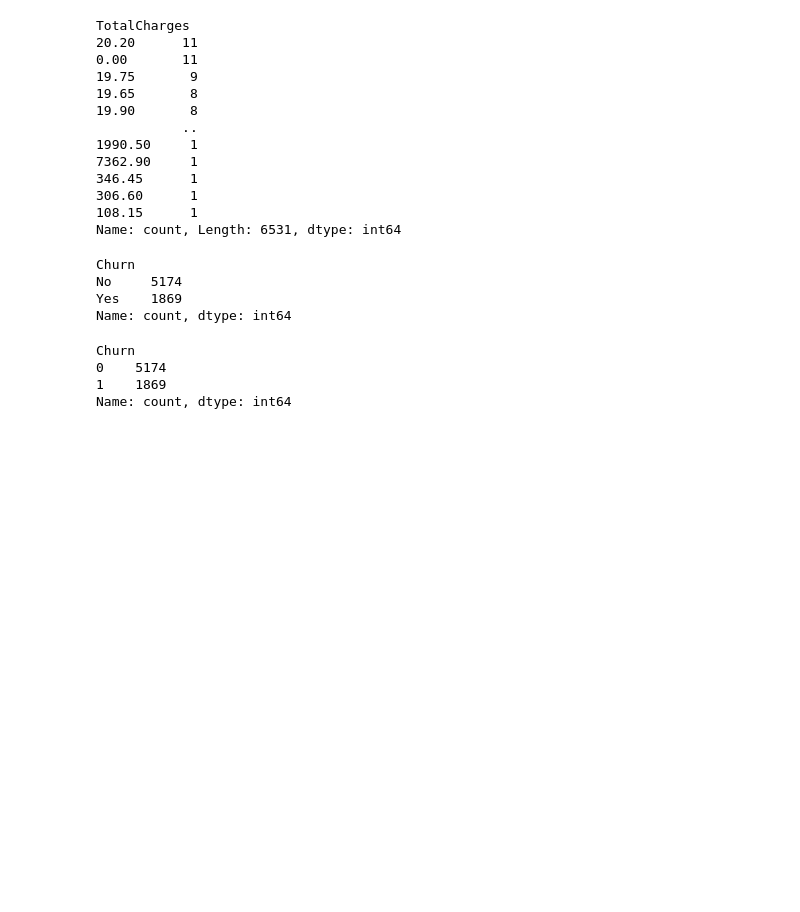
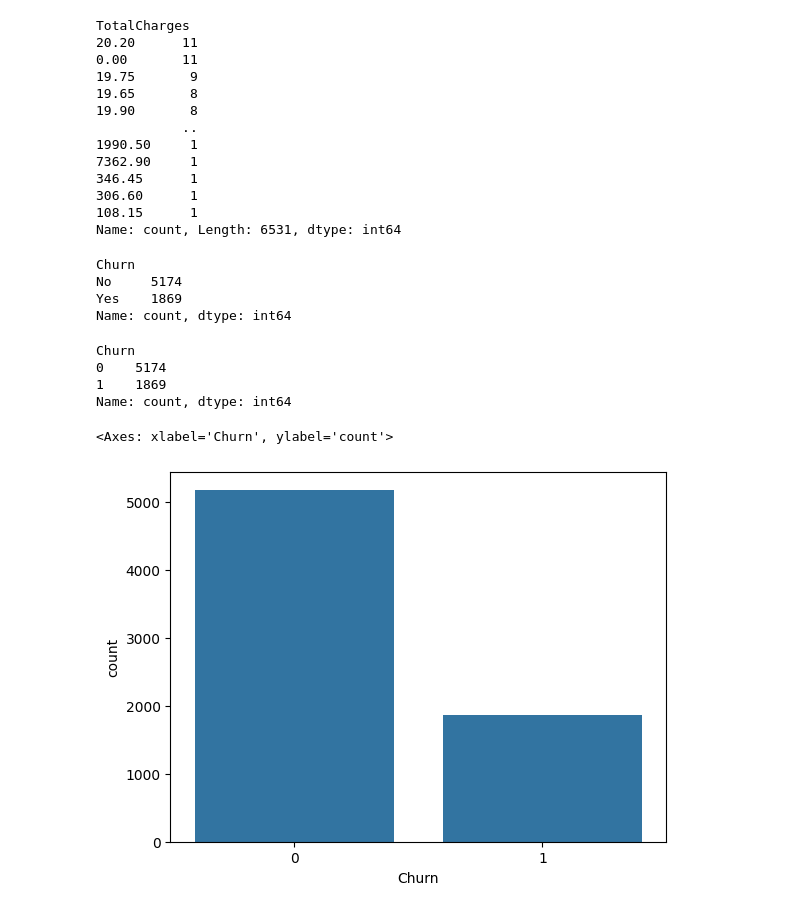
Before and after one commit to aymanfen/ClassificationProject, a Jupyter notebook: DataTreatment.ipynb, the cells around one changed output. Cells and saved outputs as stored; diff of their text form; code cells hidden in the pictures; blank space fills up the shorter version.

Commit message:
KNN Model completed

```diff
--- a/DataTreatment.ipynb
+++ b/DataTreatment.ipynb
@@ -548,3 +554,9 @@ Churn
 0    5174
 1    1869
 Name: count, dtype: int64
+# %%
+#advanced exploration
+sns.countplot(data=modeldf,x="Churn")
+# %% [output]
+<Axes: xlabel='Churn', ylabel='count'>
+[figure, added]
```
Also changed, not shown: parts of 23 cells of this notebook, 2 other files.
